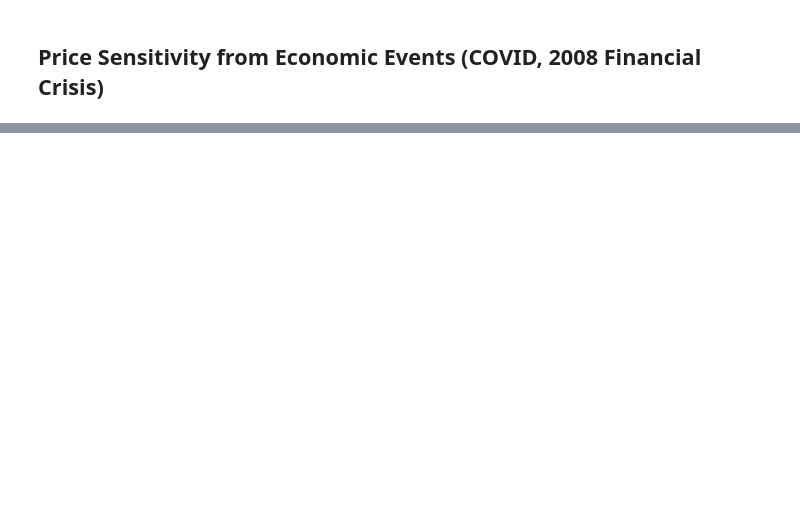
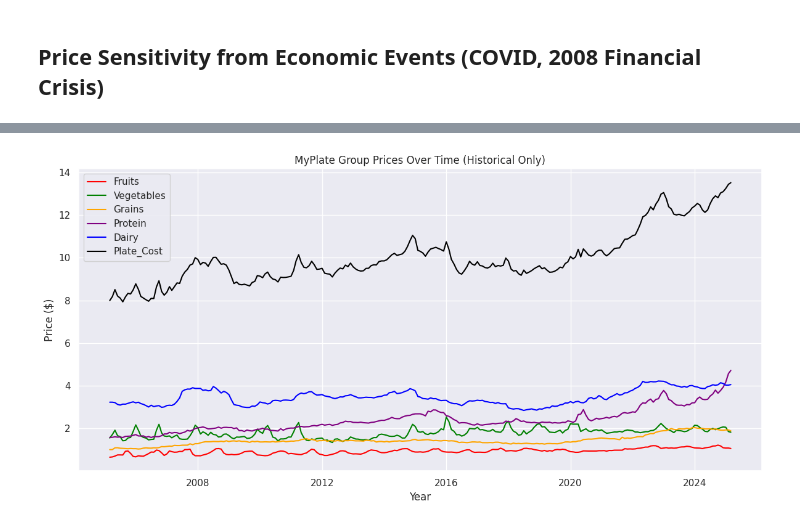
Before and after one commit to KellyJBelly/marketing_analytics-case3, a Jupyter notebook: MarketingAnalytics_CaseStudy3.ipynb, the cells around one changed output, grey strips where cells are left out. Cells and saved outputs as stored; diff of their text form; code cells hidden in the pictures; blank space fills up the shorter version.

```diff
--- a/MarketingAnalytics_CaseStudy3.ipynb
+++ b/MarketingAnalytics_CaseStudy3.ipynb
@@ -291,0 +501,52 @@ plt.show()
+# %%
+cpi_breakdown = cpi_breakdown.fillna(method='ffill')
+
+# MyPlate category columns as the average of relevant foods
+cpi_breakdown['Fruits'] = cpi_breakdown[['Bananas per lb', 'Oranges per lb']].mean(axis=1)
+cpi_breakdown['Vegetables'] = cpi_breakdown['Tomatoes per lb']
+cpi_breakdown['Grains'] = cpi_breakdown['Bread per lb']
+cpi_breakdown['Protein'] = cpi_breakdown[['Chicken per lb', 'Eggs per doz', 'Beef per lb']].mean(axis=1)
+cpi_breakdown['Dairy'] = cpi_breakdown['Milk per gal']
+
+cpi_breakdown['Plate_Cost'] = (
+    cpi_breakdown['Fruits'] +
+    cpi_breakdown['Vegetables'] +
+    cpi_breakdown['Grains'] +
+    cpi_breakdown['Protein'] +
+    cpi_breakdown['Dairy']
+)
+# %%
+import matplotlib.dates as mdates
+
+# Convert Month and set index
+cpi_breakdown['Month'] = pd.to_datetime(cpi_breakdown['Month'], format='%b-%y')
+myplate_df = cpi_breakdown.set_index('Month')[['Fruits', 'Vegetables', 'Grains', 'Protein', 'Dairy', 'Plate_Cost']]
+
+# MyPlate group colors
+group_colors = {
+    'Fruits': 'red',
+    'Vegetables': 'green',
+    'Grains': 'orange',
+    'Protein': 'purple',
+    'Dairy': 'blue',
+    'Plate_Cost': 'black'
+}
+
+# Plot with year ticks every 4 years
+plt.figure(figsize=(12, 6))
+for col in group_colors:
+    plt.plot(myplate_df.index, myplate_df[col], label=col, color=group_colors[col])
+
+# Set x-axis to show ticks every 4 years
+plt.gca().xaxis.set_major_locator(mdates.YearLocator(base=4))
+plt.gca().xaxis.set_major_formatter(mdates.DateFormatter('%Y'))
+
+plt.title('MyPlate Group Prices Over Time (Historical Only)')
+plt.xlabel('Year')
+plt.ylabel('Price ($)')
+plt.legend()
+plt.grid(True)
+plt.tight_layout()
+plt.show()
+# %% [output]
+[figure, added]
```
Also changed, not shown: parts of 32 cells of this notebook.
